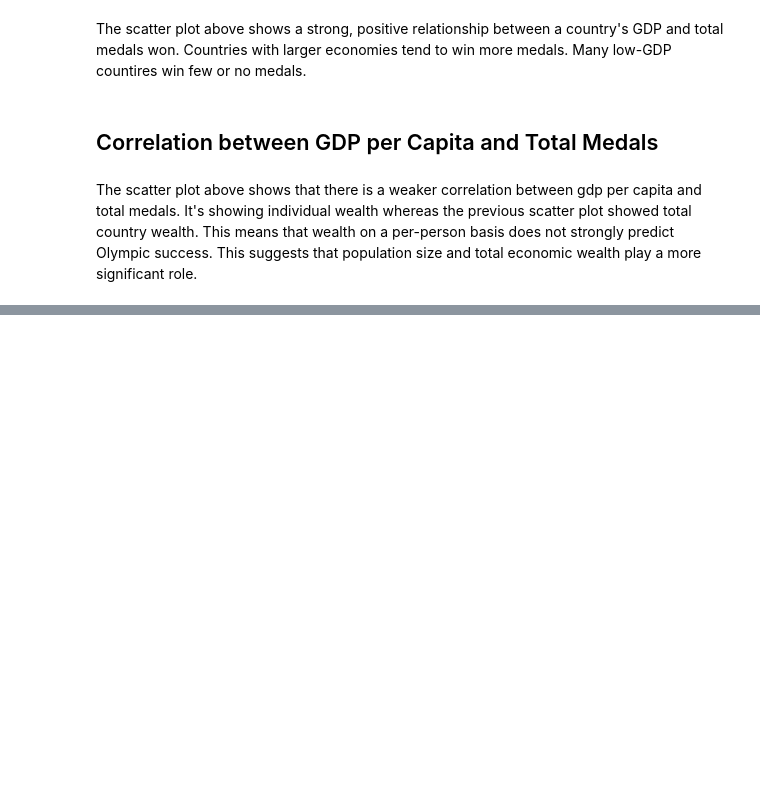
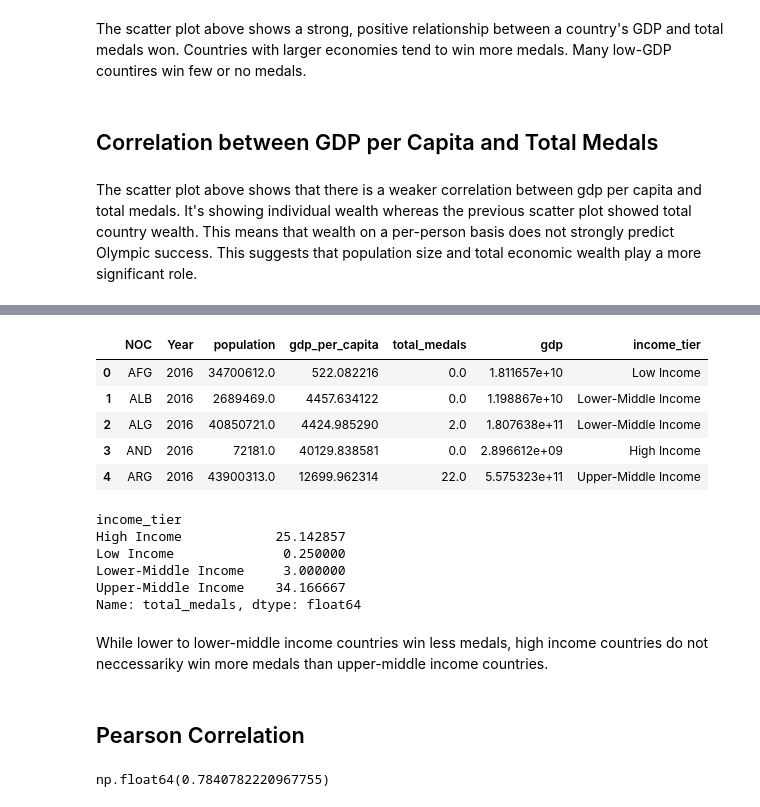
Before and after one commit to sapphiremoonchaser/olympics-data-analysis, a Jupyter notebook: examples/ex_2_do_wealthier_countries_win_more.ipynb, the cells around one changed output, grey strips where cells are left out. Drawn from its saved outputs; the diff is of its cells as text; code cells hidden in the pictures; blank space fills up the shorter version.

Commit message:
income tears and pearson and spearman correlation

```diff
--- a/examples/ex_2_do_wealthier_countries_win_more.ipynb
+++ b/examples/ex_2_do_wealthier_countries_win_more.ipynb
@@ -151,0 +154,10 @@ The scatter plot above shows that there is a weaker correlation between gdp per
+# %%
+# Collapse df_small to most recent year
+# Currently there is multiple rows for each country (1 for each year)
+df_latest = (
+    df_small.sort_values('Year')
+      .groupby('NOC', as_index=False)
+      .last()
+)
+
+df_latest.head()
@@ -151,0 +171,34 @@ The scatter plot above shows that there is a weaker correlation between gdp per
+# %%
+# Create income tiers
+# Income tier boundaries based on World Bank
+def income_tier(gdp_per_capita):
+    if gdp_per_capita < 1135:
+        return 'Low Income'
+    elif gdp_per_capita < 4466:
+        return 'Lower-Middle Income'
+    elif gdp_per_capita < 13846:
+        return 'Upper-Middle Income'
+    else:
+        return 'High Income'
+# %%
+df_latest['income_tier'] = df_latest['gdp_per_capita'].apply(income_tier)
+df_latest.head()
+# %% [output]
+|  | NOC | Year | population | gdp_per_capita | total_medals | gdp | income_tier |
+| 0 | AFG | 2016 | 34700612.0 | 522.082216 | 0.0 | 1.811657e+10 | Low Income |
+| 1 | ALB | 2016 | 2689469.0 | 4457.634122 | 0.0 | 1.198867e+10 | Lower-Middle Income |
+| 2 | ALG | 2016 | 40850721.0 | 4424.985290 | 2.0 | 1.807638e+11 | Lower-Middle Income |
+| 3 | AND | 2016 | 72181.0 | 40129.838581 | 0.0 | 2.896612e+09 | High Income |
+| 4 | ARG | 2016 | 43900313.0 | 12699.962314 | 22.0 | 5.575323e+11 | Upper-Middle Income |
+# %%
+# Compare medla distributions by tier
+df_latest.groupby(
+    'income_tier'
+)['total_medals'].mean()
+# %% [output]
+income_tier
+High Income            25.142857
+Low Income              0.250000
+Lower-Middle Income     3.000000
+Upper-Middle Income    34.166667
+Name: total_medals, dtype: float64
@@ -151,0 +213,12 @@ The scatter plot above shows that there is a weaker correlation between gdp per
+# %% [markdown]
+While lower to lower-middle income countries win less medals, high income countries do not neccessariky win more medals than upper-middle income countries.
+# %% [markdown]
+## Pearson Correlation
+# %%
+# GDP vs total medals with log for stability
+# Using country level dataframe
+df_latest['log_gdp'] = np.log10(df_latest['gdp'])
+
+df_latest['log_gdp'].corr(df_latest['total_medals'])
+# %% [output]
+np.float64(0.7840782220967755)
```
Also changed, not shown: parts of 6 cells of this notebook.
